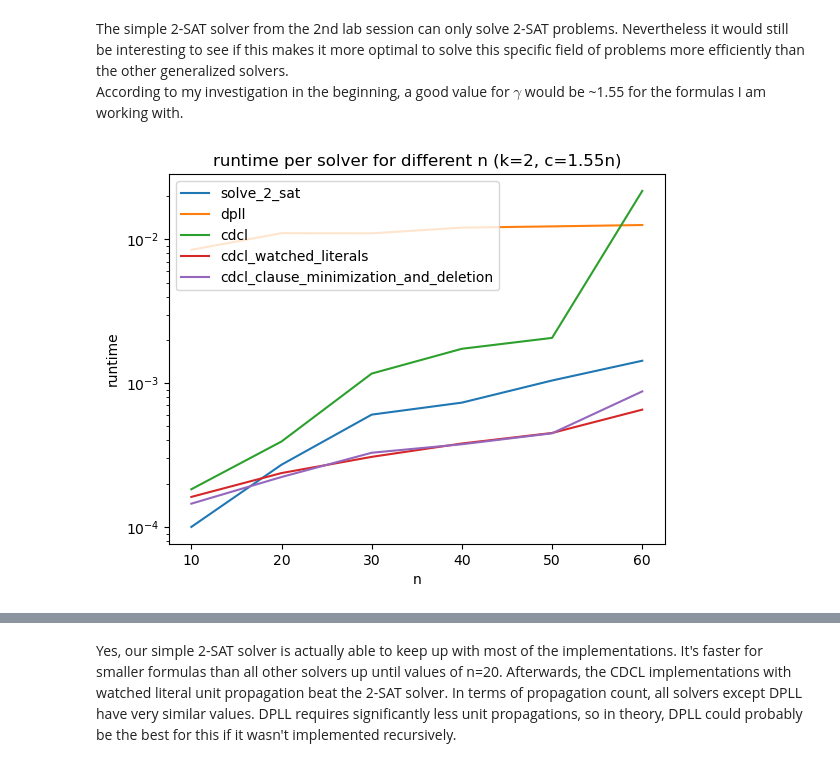
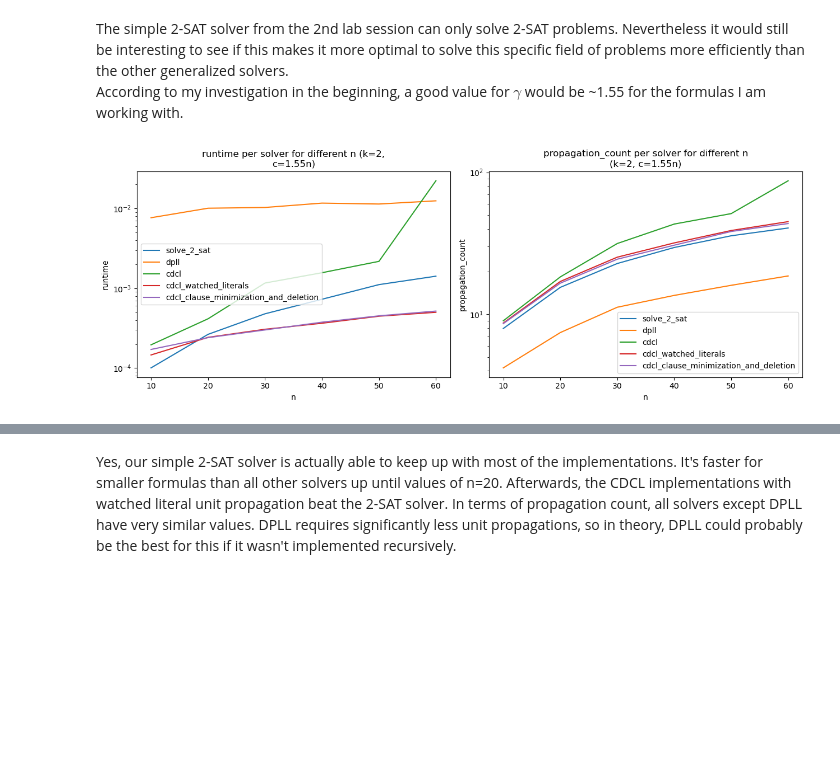
Before and after one commit to NeWildeSache/SAT-Lab, a Jupyter notebook: benchmarks.ipynb, the cells around one changed output, grey strips where cells are left out. Saved outputs shown, nothing was run; the diff lists cells and outputs as text; code cells hidden in the pictures; blank space fills up the shorter version.

```diff
--- a/benchmarks.ipynb
+++ b/benchmarks.ipynb
@@ -185,6 +181,6 @@ ns = [10,20,30,40,50,60]
 stats_module = StatisticsModule(gamma=1.55,k=2,num_tests=500)
 avg_2_sat_statistics = stats_module.get_average_statistics_for_multiple_n(ns,solvers)
 # %%
-stats_module.plot_statistic(avg_2_sat_statistics,ns,"runtime")
+stats_module.plot_multiple_statistics(avg_2_sat_statistics,ns,["runtime", "propagation_count"])
 # %% [output]
-[figure, old version]
+[figure, new version]
```
Also changed, not shown: parts of 18 cells of this notebook, 5 other files.
